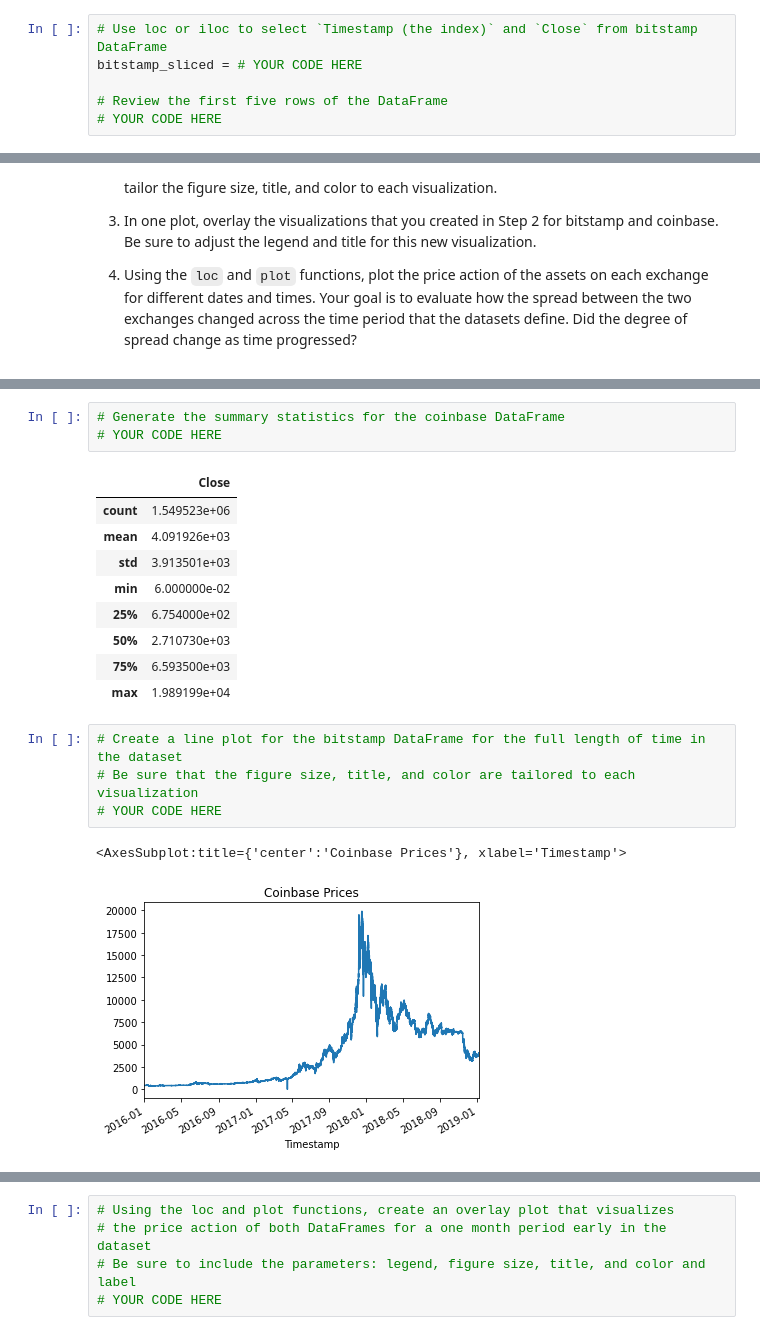
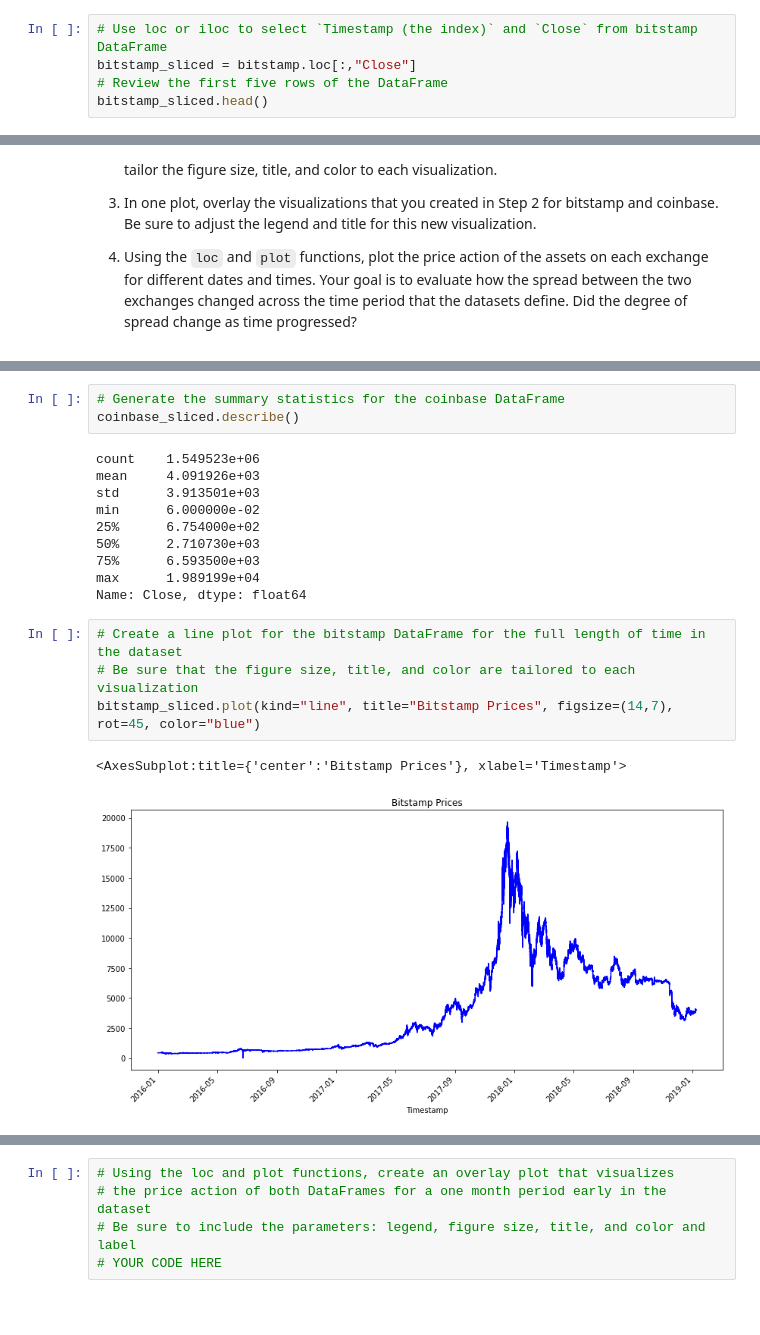
Before and after one commit to coronado212/bitcoin_arbitrage_analysis_3, a Jupyter notebook: crypto_arbitrage.ipynb, the cells around one changed output, grey strips where cells are left out. Drawn from its saved outputs; the diff is of its cells as text; blank space fills up the shorter version.

```diff
--- a/crypto_arbitrage.ipynb
+++ b/crypto_arbitrage.ipynb
@@ -249,8 +249,7 @@ Select the data you want to analyze. Use `loc` or `iloc` to select the following
 * Close
 # %%
 # Use loc or iloc to select `Timestamp (the index)` and `Close` from bitstamp DataFrame
-bitstamp_sliced = # YOUR CODE HERE
-
+bitstamp_sliced = bitstamp.loc[:,"Close"]
 # Review the first five rows of the DataFrame
-# YOUR CODE HERE
+bitstamp_sliced.head()
 # %% [output]
@@ -303,23 +302,23 @@ Sort through the time series data associated with the bitstamp and coinbase Data
 # %%
 # Generate the summary statistics for the coinbase DataFrame
-# YOUR CODE HERE
+coinbase_sliced.describe()
 # %% [output]
-|  | Close |
-| count | 1.549523e+06 |
-| mean | 4.091926e+03 |
-| std | 3.913501e+03 |
-| min | 6.000000e-02 |
-| 25% | 6.754000e+02 |
-| 50% | 2.710730e+03 |
-| 75% | 6.593500e+03 |
-| max | 1.989199e+04 |
+count    1.549523e+06
+mean     4.091926e+03
+std      3.913501e+03
+min      6.000000e-02
+25%      6.754000e+02
+50%      2.710730e+03
+75%      6.593500e+03
+max      1.989199e+04
+Name: Close, dtype: float64
 # %%
 # Create a line plot for the bitstamp DataFrame for the full length of time in the dataset
 # Be sure that the figure size, title, and color are tailored to each visualization
-# YOUR CODE HERE
+bitstamp_sliced.plot(kind="line", title="Bitstamp Prices", figsize=(14,7), rot=45, color="blue")
 # %% [output]
-<AxesSubplot:title={'center':'Coinbase Prices'}, xlabel='Timestamp'>
+<AxesSubplot:title={'center':'Bitstamp Prices'}, xlabel='Timestamp'>
-[figure, old version]
+[figure, new version]
 # %%
 # Create a line plot for the coinbase DataFrame for the full length of time in the dataset
 # Be sure that the figure size, title, and color are tailored to each visualization
```
Also changed, not shown: parts of 5 cells of this notebook.
